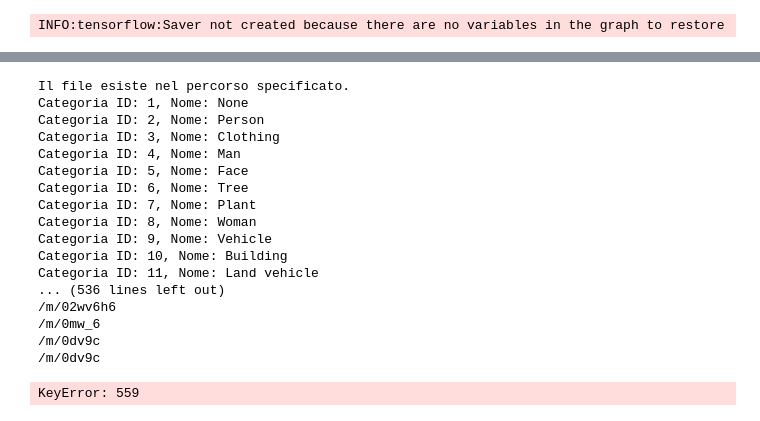
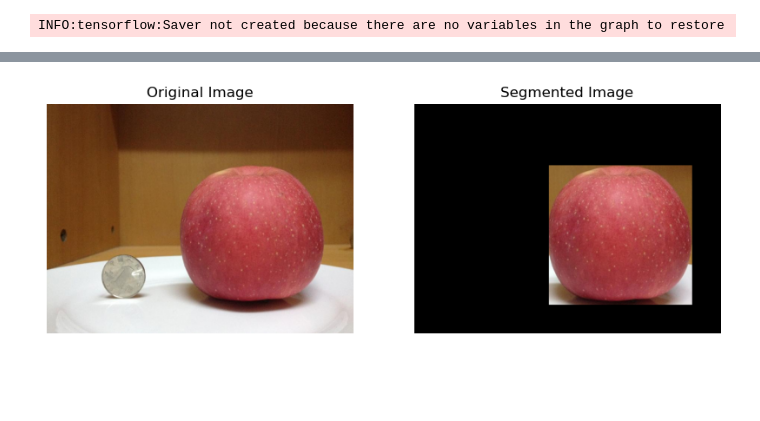
Before and after one commit to graziaperna/CV-project, a Jupyter notebook: src/Detection.ipynb, the cells around one changed output, grey strips where cells are left out. Saved outputs shown, nothing was run; the diff lists cells and outputs as text; code cells hidden in the pictures; blank space fills up the shorter version.

```diff
--- a/src/Detection.ipynb
+++ b/src/Detection.ipynb
@@ -254,19 +265,19 @@ def read_label_map(label_map_path):
 # %%
 import cv2
 
-def run_grabcut(image_path, detections, class_names):
+def run_grabcut(image_path, detections, class_id, category_index):
     # Load the image
     image = cv2.imread(image_path)
     height, width = image.shape[:2]
 
-    for box, class_names, score in zip(detections['detection_boxes'], detections['detection_class_labels'], detections['detection_scores']):
+
+    for box, detections['detection_class_entities'] in zip(detections['detection_boxes'], detections['detection_class_labels']):
+
         # Convert the bounding box from fractions to pixel coordinates
         ymin, xmin, ymax, xmax = box
         ymin, xmin, ymax, xmax = int(ymin * height), int(xmin * width), int(ymax * height), int(xmax * width)
 
-        print(category_index[class_names]['name'])
-
-        if category_index[class_names]['display_name'] == 'Apple':
+        if detections['detection_class_entities']== 14:
             # Create a mask with zeros, same size as the image
             mask = np.zeros((height, width), np.uint8)
 
@@ -299,49 +310,9 @@ def run_grabcut(image_path, detections, class_names):
             plt.title('Segmented Image')
 
             plt.show()
+
+            return segmented_image
-# %%
-# Load the label map and create category_index
-label_map_path = '..\\tf_models\\research\\object_detection\\data\\oid_bbox_trainable_label_map.pbtxt' # Replace with the path to your label map file'
-category_index = None
-
-if os.path.isfile(label_map_path):
-    print("Il file esiste nel percorso specificato.")
-
-    with open(label_map_path, 'r') as f:
-        label_map = f.read()
-
-    # Prosegui con la creazione di category_index solo se esiste label_map
-    category_index = read_label_map(label_map_path)
-
-    if category_index:
-        for category_info in category_index.values():
-            print(f"Categoria ID: {category_info['id']}, Nome: {category_info['display_name']}")
-    else:
-        print("Il file label_map è vuoto o non ha categorie definite.")
-else:
-    print("Il file NON esiste nel percorso specificato.")
-
-# Get the class names from the dictionary
-#class_names = [category_info['display_name'] for category_info in category_index.values()] if category_index else []
-class_names = [category_info.get('display_name', category_info['name']) for category_info in category_index.values()] if category_index else []
-
-run_grabcut(image_path, detections,class_names)
-# %% [output]
-Il file esiste nel percorso specificato.
-Categoria ID: 1, Nome: None
-Categoria ID: 2, Nome: Person
-Categoria ID: 3, Nome: Clothing
-Categoria ID: 4, Nome: Man
-Categoria ID: 5, Nome: Face
-Categoria ID: 6, Nome: Tree
-Categoria ID: 7, Nome: Plant
-Categoria ID: 8, Nome: Woman
-Categoria ID: 9, Nome: Vehicle
-Categoria ID: 10, Nome: Building
-Categoria ID: 11, Nome: Land vehicle
-... (536 lines left out)
-/m/02wv6h6
-/m/0mw_6
-/m/0dv9c
-/m/0dv9c
-KeyError: 559
+# %%
+segmented_image = run_grabcut(image_path, detections,class_id, category_index)
+# %% [output]
+[figure, added]
```
Also changed, not shown: parts of 3 cells of this notebook.
